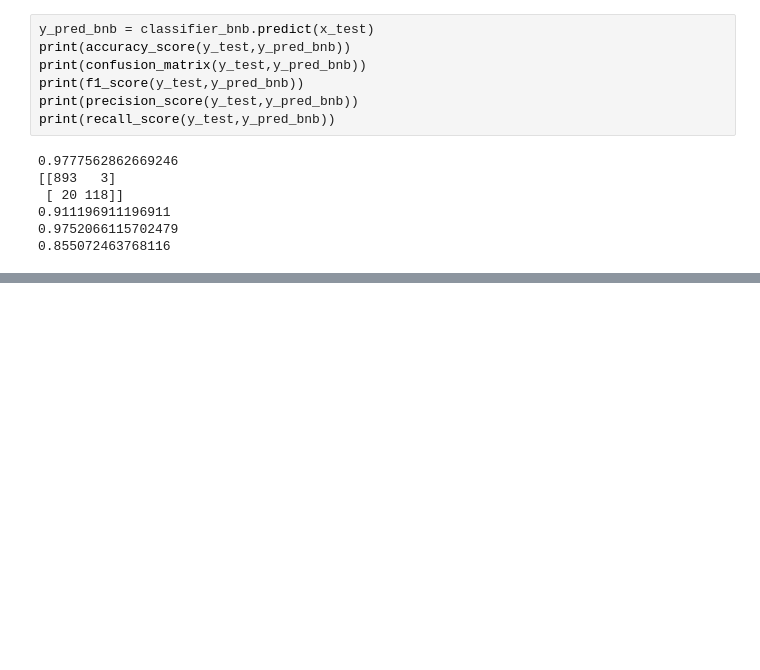
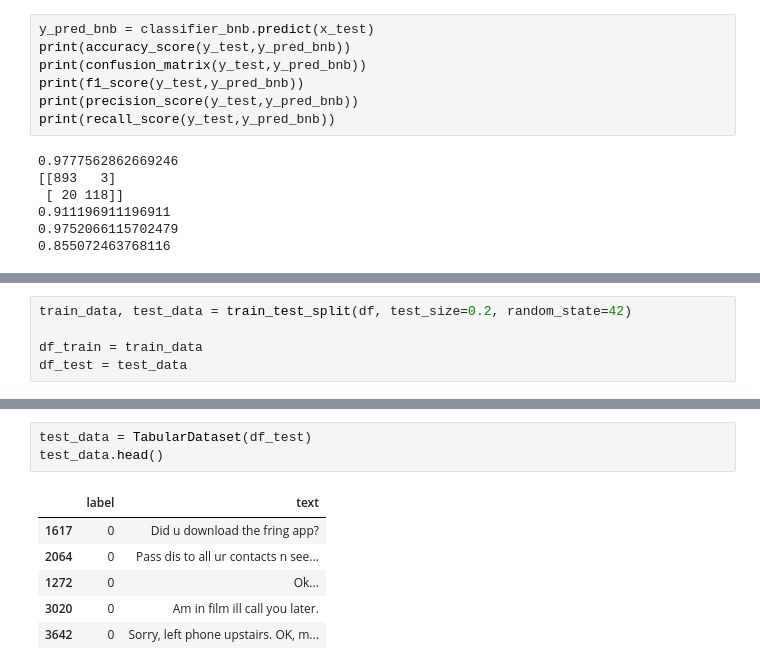
Before and after one commit to aweras/sms_spam_detection, a Jupyter notebook: sms_ham_spam.ipynb, the cells around one changed output, grey strips where cells are left out. Drawn from its saved outputs; the diff is of its cells as text; blank space fills up the shorter version.

```diff
--- a/sms_ham_spam.ipynb
+++ b/sms_ham_spam.ipynb
@@ -322,0 +388,5 @@ print(recall_score(y_test,y_pred_bnb))
+# %%
+train_data, test_data = train_test_split(df, test_size=0.2, random_state=42)
+
+df_train = train_data
+df_test = test_data
@@ -322,0 +441,10 @@ print(recall_score(y_test,y_pred_bnb))
+# %%
+test_data = TabularDataset(df_test)
+test_data.head()
+# %% [output]
+|  | label | text |
+| 1617 | 0 | Did u download the fring app? |
+| 2064 | 0 | Pass dis to all ur contacts n see... |
+| 1272 | 0 | Ok... |
+| 3020 | 0 | Am in film ill call you later. |
+| 3642 | 0 | Sorry, left phone upstairs. OK, m... |
```
Also changed, not shown: parts of 24 cells of this notebook.
